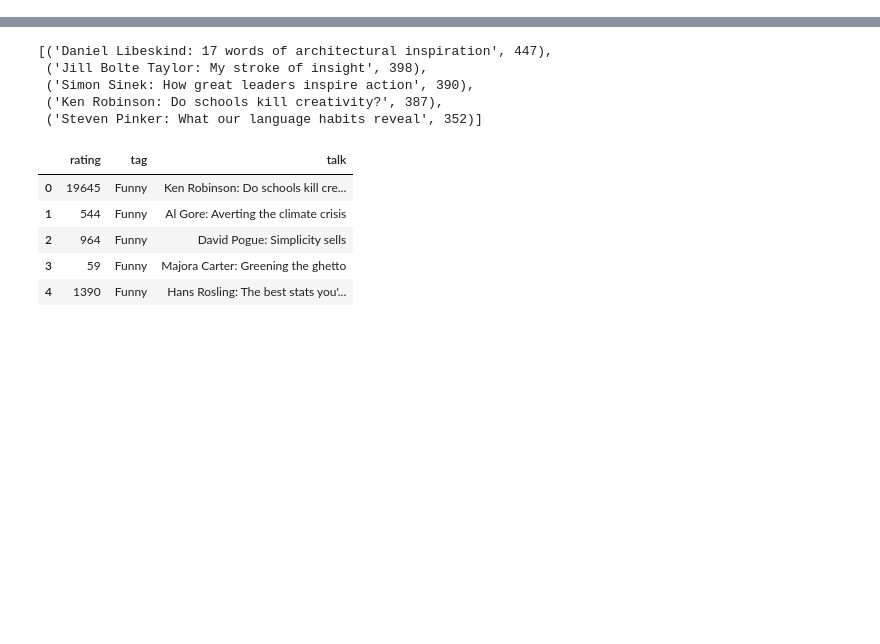
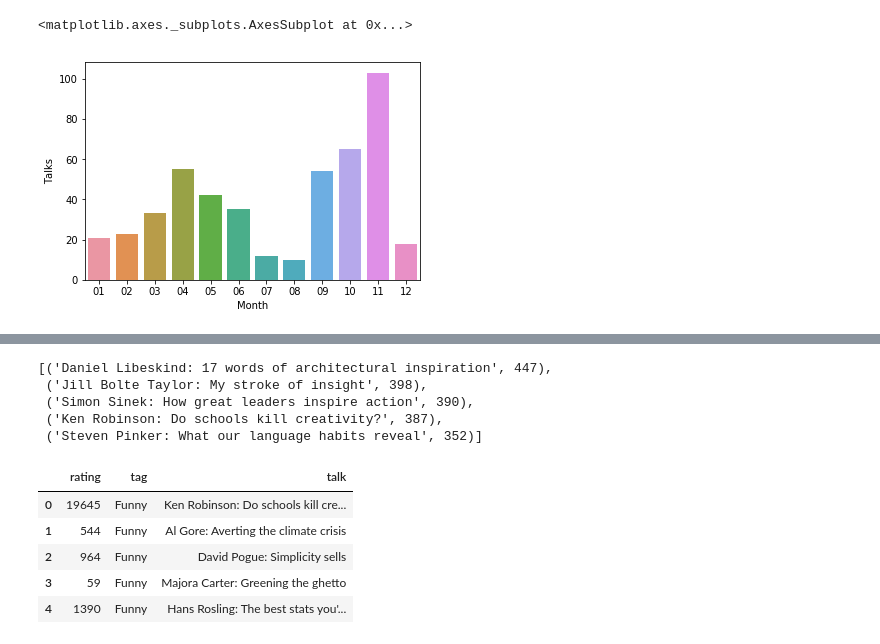
Before and after one commit to SummerHeUSA/TED-TALKS-ANAYSIS-Project2-, a Jupyter notebook: TED TALKS.ipynb, the cells around one changed output, grey strips where cells are left out. Saved outputs shown, nothing was run; the diff lists cells and outputs as text; code cells hidden in the pictures; blank space fills up the shorter version.

```diff
--- a/TED TALKS.ipynb
+++ b/TED TALKS.ipynb
@@ -366,0 +197,17 @@ Name: duration, dtype: float64
+# %%
+# Our dataset has TEDx as well so as comparison we count TEDx for each month
+
+df_x = df[df['event'].str.contains('TEDx')]
+df_x = pd.DataFrame(df_x['month'].value_counts()).reset_index()
+df_x.columns = ['Month', 'Talks']
+df_x
+
+#plot
+sns.barplot(x='Month', y='Talks', data=df_x)
+
+# Observations
+
+# as you can see compared to TED, TEDx has more talks on November. It might be the dataset we used is not at all represent all TEDx Talks
+# %% [output]
+<matplotlib.axes._subplots.AxesSubplot at 0x...>
+[figure, added]
```
Also changed, not shown: parts of 56 cells of this notebook.
